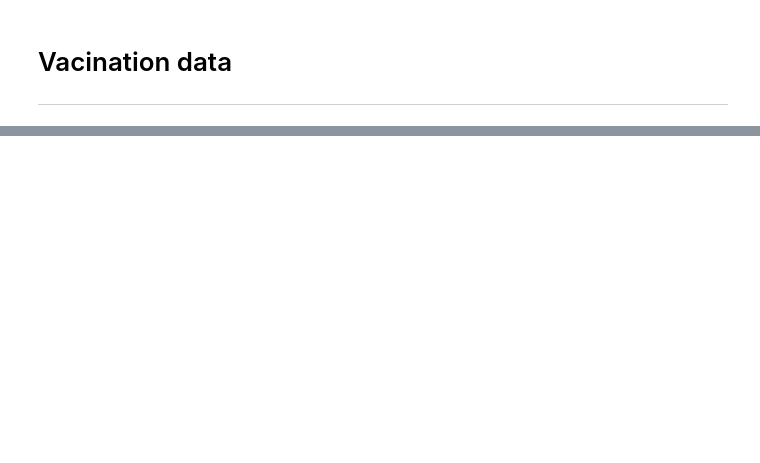
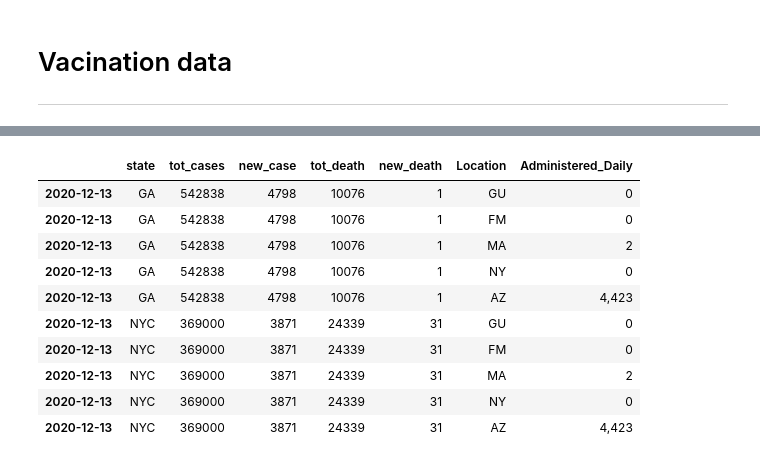
Before and after one commit to DeeVerma1/Project-4, a Jupyter notebook: code/02.1 - EDA_COVID_Cases.ipynb, the cells around one changed output, grey strips where cells are left out. Cells and saved outputs as stored; diff of their text form; code cells hidden in the pictures; blank space fills up the shorter version.

```diff
--- a/code/02.1 - EDA_COVID_Cases.ipynb
+++ b/code/02.1 - EDA_COVID_Cases.ipynb
@@ -894,0 +985,3 @@ df_vacc.sort_index(inplace=True)
+# %%
+df_v = df_vacc[['Location','Administered_Daily']].head()
+df_v['Location'].head()
@@ -895,2 +1006,17 @@ df_vacc.sort_index(inplace=True)
+# %%
+df_var = pd.merge(df_cases, df_v, left_index=True, right_index=True)
+df_var.head(10)
+# %% [output]
+|  | state | tot_cases | new_case | tot_death | new_death | Location | Administered_Daily |
+| 2020-12-13 | GA | 542838 | 4798 | 10076 | 1 | GU | 0 |
+| 2020-12-13 | GA | 542838 | 4798 | 10076 | 1 | FM | 0 |
+| 2020-12-13 | GA | 542838 | 4798 | 10076 | 1 | MA | 2 |
+| 2020-12-13 | GA | 542838 | 4798 | 10076 | 1 | NY | 0 |
+| 2020-12-13 | GA | 542838 | 4798 | 10076 | 1 | AZ | 4,423 |
+| 2020-12-13 | NYC | 369000 | 3871 | 24339 | 31 | GU | 0 |
+| 2020-12-13 | NYC | 369000 | 3871 | 24339 | 31 | FM | 0 |
+| 2020-12-13 | NYC | 369000 | 3871 | 24339 | 31 | MA | 2 |
+| 2020-12-13 | NYC | 369000 | 3871 | 24339 | 31 | NY | 0 |
+| 2020-12-13 | NYC | 369000 | 3871 | 24339 | 31 | AZ | 4,423 |
 # %%
 df_vacc.columns
```
Also changed, not shown: parts of 21 cells of this notebook.
